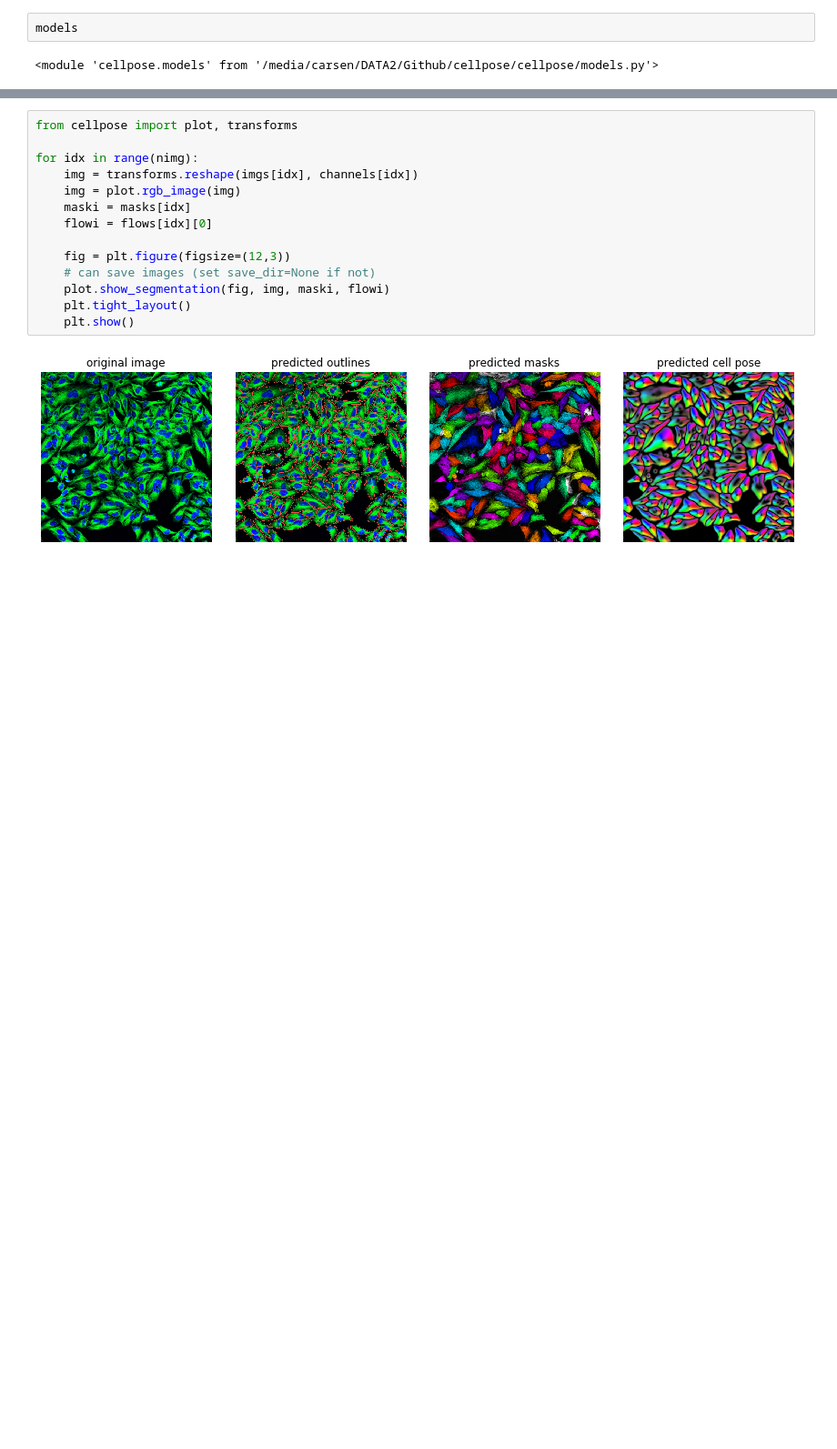
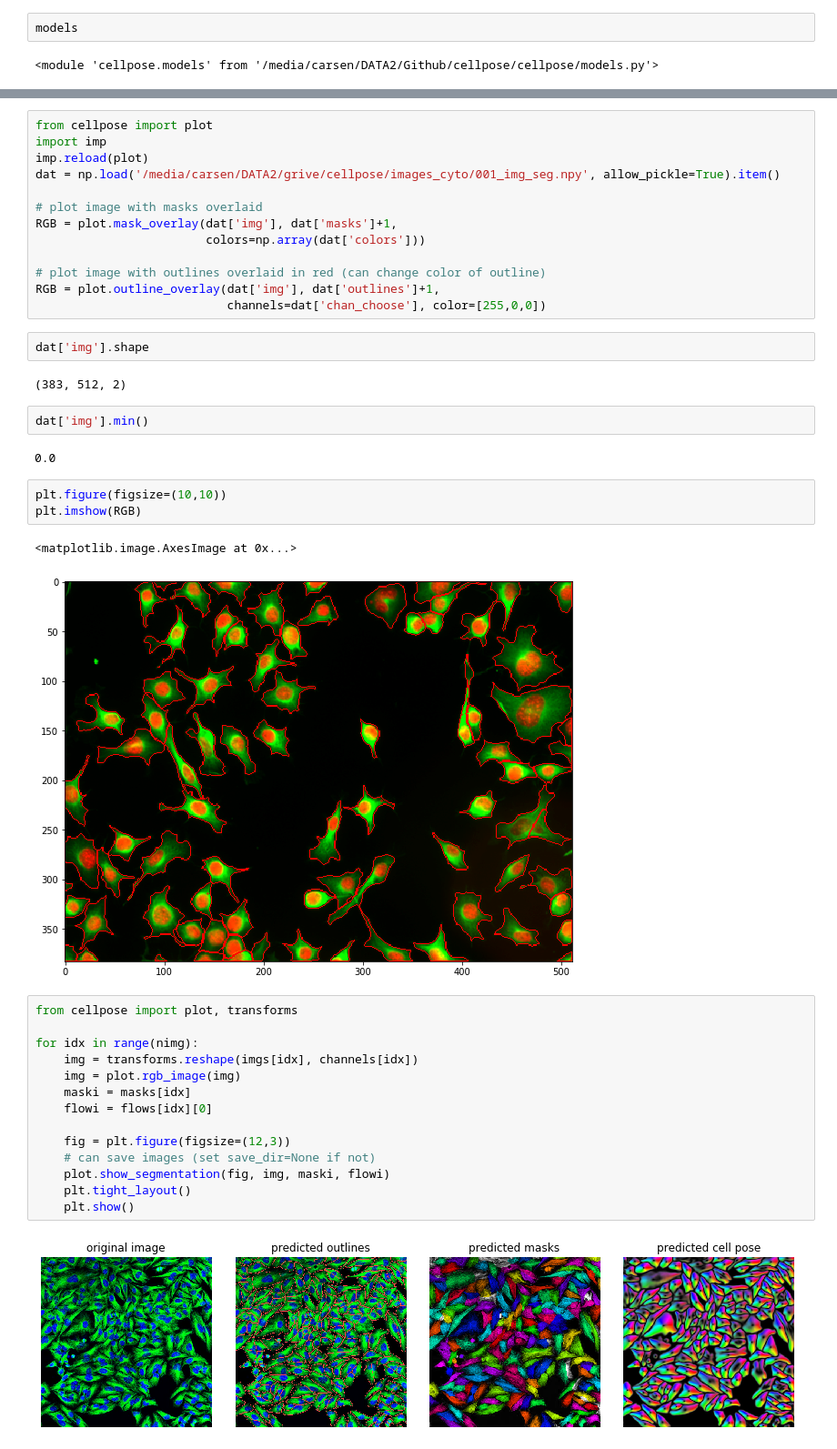
Before and after one commit to MouseLand/cellpose, a Jupyter notebook: notebooks/run_cellpose.ipynb, the cells around one changed output, grey strips where cells are left out. Shown at 91% size. Cells and saved outputs as stored; diff of their text form; blank space fills up the shorter version.

Commit message:
fixing plot

```diff
--- a/notebooks/run_cellpose.ipynb
+++ b/notebooks/run_cellpose.ipynb
@@ -61,3 +57,30 @@ models
+# %%
+from cellpose import plot
+import imp
+imp.reload(plot)
+dat = np.load('/media/carsen/DATA2/grive/cellpose/images_cyto/001_img_seg.npy', allow_pickle=True).item()
+
+# plot image with masks overlaid
+RGB = plot.mask_overlay(dat['img'], dat['masks']+1,
+                        colors=np.array(dat['colors']))
+
+# plot image with outlines overlaid in red (can change color of outline)
+RGB = plot.outline_overlay(dat['img'], dat['outlines']+1,
+                           channels=dat['chan_choose'], color=[255,0,0])
+# %%
+dat['img'].shape
+# %% [output]
+(383, 512, 2)
+# %%
+dat['img'].min()
+# %% [output]
+0.0
+# %%
+plt.figure(figsize=(10,10))
+plt.imshow(RGB)
+# %% [output]
+<matplotlib.image.AxesImage at 0x...>
+[figure, added]
 # %%
 from cellpose import plot, transforms
 
```
Also changed, not shown: parts of 1 cell of this notebook, 2 other files.
